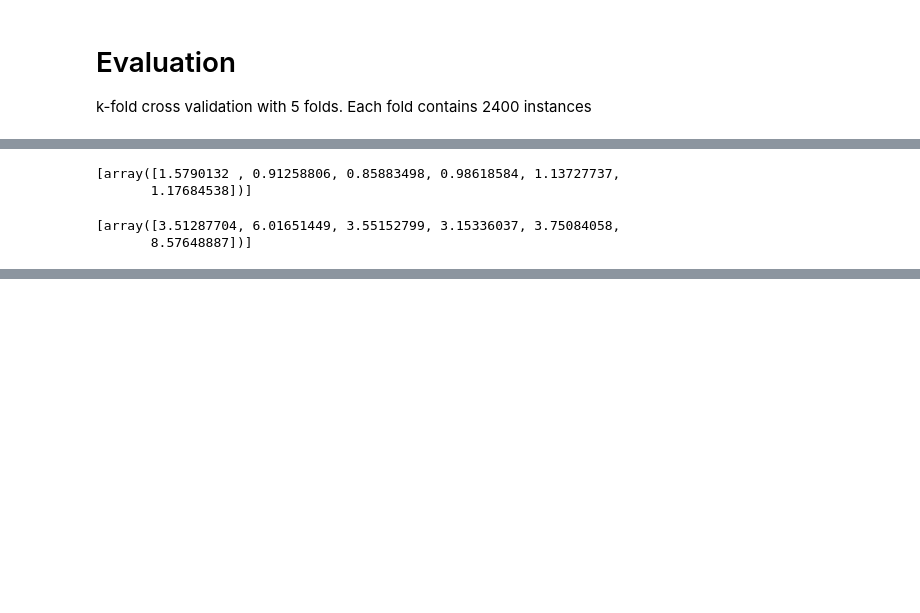
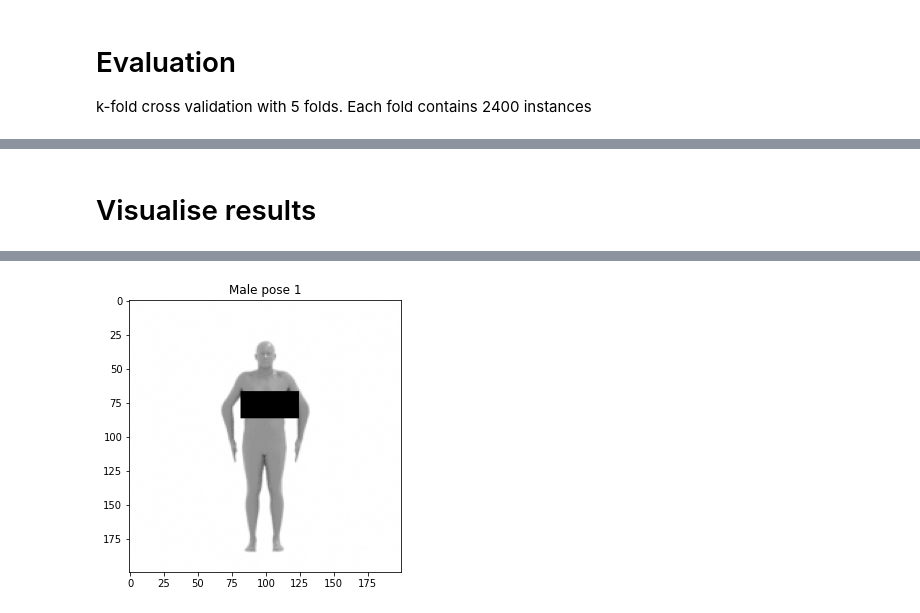
Before and after one commit to ilpoviertola/pattern_recognition_2, a Jupyter notebook: hbde_from_occluded_ims.ipynb, the cells around one changed output, grey strips where cells are left out. Cells and saved outputs as stored; diff of their text form; code cells hidden in the pictures; blank space fills up the shorter version.

```diff
--- a/hbde_from_occluded_ims.ipynb
+++ b/hbde_from_occluded_ims.ipynb
@@ -28,9 +30,14 @@ from sklearn.model_selection import KFold
 %matplotlib inline
 # %%
 # Paths
-base = "/content/drive/MyDrive/data"  # Configure this variable accordingly where your dataset is in Google Drive
+if IN_HOSTED_COLAB_RUNTIME == 1:
+    base = "/content/drive/MyDrive/data"  # Configure this variable accordingly where your dataset is in Google Drive
+    TRAIN_TEST_PATH = os.path.join(base, "train_test_split.json")
+else:
+    base = os.getcwd()
+    TRAIN_TEST_PATH = os.path.join(base, os.path.join("dataset", os.path.join("train_test", "train_test_split.json")))
+
 DATASET_PATH = os.path.join(base, "dataset")
-TRAIN_TEST_PATH = os.path.join(base, "train_test_split.json")
 IMS_PATH = os.path.join(DATASET_PATH, os.path.join("synthetic_images", "200x200"))
 ANNOS_PATH = os.path.join(DATASET_PATH, "annotations")
 
@@ -98,17 +159,18 @@ test_data = []
 train_annos = []
 test_annos = []
 
+# FILL TRAIN/TEST DATA WITH OCCLUDED
 for gender in train_test_split['train']:
     for pose in train_test_split['train'][gender]:
         for indices in train_test_split['train'][gender][pose]:
-            train_data.append(np.take(im_data, indices, axis=0))
+            train_data.append(np.take(im_data_occl, indices, axis=0))
             indices = indices - 6000 if indices > 5999 else indices
             train_annos.append(np.take(im_annos, indices, axis=0))
 
 for gender in train_test_split['test']:
     for pose in train_test_split['test'][gender]:
         for indices in train_test_split['test'][gender][pose]:
-            test_data.append(np.take(im_data, indices, axis=0))
+            test_data.append(np.take(im_data_occl, indices, axis=0))
             indices = indices - 6000 if indices > 5999 else indices
             test_annos.append(np.take(im_annos, indices, axis=0))
 
@@ -439,36 +438,33 @@ Avg loss: 9.603789
-# %%
-occ_accuracies_mad = []
-for f in range(occluded_results.shape[0]):
-    occ_accuracies_mad.append(np.mean(np.absolute(occluded_results[f, :, 1, :] - occluded_results[f, :, 0, :]), axis=0))
-print(occ_accuracies_mad)
-occ_accuracies_mad = list(occ_accuracies_mad[0])
-# %% [output]
-[array([1.5790132 , 0.91258806, 0.85883498, 0.98618584, 1.13727737,
-       1.17684538])]
-# %%
-occ_accuracies_rpe = []
-for f in range(occluded_results.shape[0]):
-    occ_accuracies_rpe.append(np.mean(np.absolute(np.divide(occluded_results[f, :, 1, :] - occluded_results[f, :, 0, :], occluded_results[f, :, 0, :])), axis=0))
-print(occ_accuracies_rpe)
-occ_accuracies_rpe = list(occ_accuracies_rpe[0])
-# %% [output]
-[array([3.51287704, 6.01651449, 3.55152799, 3.15336037, 3.75084058,
-       8.57648887])]
+# %% [markdown]
+# Visualise results
+# %%
+example_im = np.array([np.take(im_data_occl, 9000, axis=0)])
+example_ann = np.array([np.take(im_annos, 3000, axis=0)])
 # %%
-print("Estimation errors for occluded images:")
+example_res = np.empty((1, 1, 2, 6))
+example_dl = DataLoader(BodyImages(example_im, example_ann, is_training=False))
+example_res = test(example_dl, network, loss_fn, example_res, 0)
+
+plt.figure(figsize=(5, 5))
+plt.imshow(example_im[0], cmap='gray'), plt.title("Male pose 1")
+
+mad = np.mean(np.absolute(results[0, :, 1, :] - results[0, :, 0, :]), axis=0)
+rpe = np.mean(np.absolute(np.divide(results[0, :, 1, :] - results[0, :, 0, :], results[0, :, 0, :])), axis=0)
+
+print("Estimation errors for example image:")
 print("----- MAD")
-print("  height: {:.3f}".format(occ_accuracies_mad[0]))
-print("  shoulder_width: {:.3f}".format(occ_accuracies_mad[1]))
-print("  left_arm_length: {:.3f}".format(occ_accuracies_mad[2]))
-print("  right_arm_length: {:.3f}".format(occ_accuracies_mad[3]))
-print("  pelvis_circumference: {:.3f}".format(occ_accuracies_mad[4]))
-print("  chest_circumference: {:.3f}".format(occ_accuracies_mad[5]))
+print("  height: {:.3f} mm".format(mad[0] * 1000))
+print("  shoulder_width: {:.3f} mm".format(mad[1] * 1000))
+print("  left_arm_length: {:.3f} mm".format(mad[2] * 1000))
+print("  right_arm_length: {:.3f} mm".format(mad[3] * 1000))
+print("  pelvis_circumference: {:.3f} mm".format(mad[4] * 1000))
+print("  chest_circumference: {:.3f} mm".format(mad[5] * 1000))
 print()
 print("----- RPE")
-print("  height: {:.3f}%".format(occ_accuracies_rpe[0]*100))
-print("  shoulder_width: {:.3f}%".format(occ_accuracies_rpe[1]*100))
-print("  left_arm_length: {:.3f}%".format(occ_accuracies_rpe[2]*100))
-print("  right_arm_length: {:.3f}%".format(occ_accuracies_rpe[3]*100))
-print("  pelvis_circumference: {:.3f}%".format(occ_accuracies_rpe[4]*100))
-print("  chest_circumference: {:.3f}%".format(occ_accuracies_rpe[5]*100))
+print("  height: {:.3f}%".format(rpe[0]*100))
+print("  shoulder_width: {:.3f}%".format(rpe[1]*100))
+print("  left_arm_length: {:.3f}%".format(rpe[2]*100))
+print("  right_arm_length: {:.3f}%".format(rpe[3]*100))
+print("  pelvis_circumference: {:.3f}%".format(rpe[4]*100))
+print("  chest_circumference: {:.3f}%".format(rpe[5]*100))
 # %% [output]
@@ -490,0 +489 @@ Estimation errors for occluded images:
+[figure, added]
```
Also changed, not shown: parts of 18 cells of this notebook.
